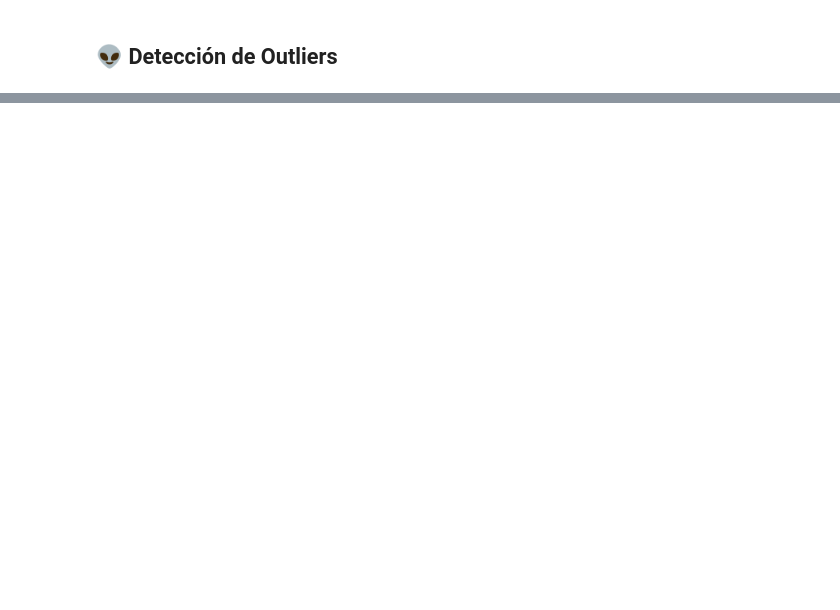
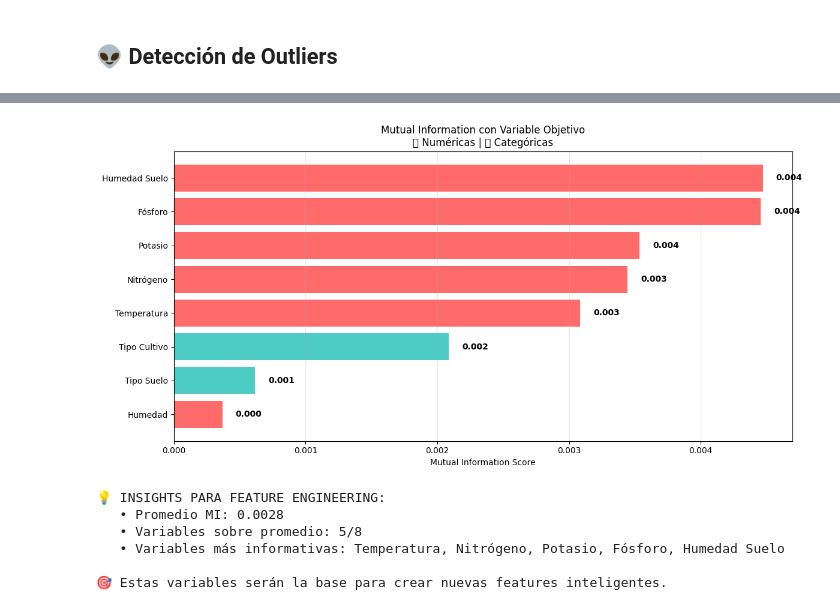
Before and after one commit to felixpradoh/kaggle-playground-series-s5e6, a Jupyter notebook: notebooks/01_eda_template.ipynb, the cells around one changed output, grey strips where cells are left out. Drawn from its saved outputs; the diff is of its cells as text; code cells hidden in the pictures; blank space fills up the shorter version.

Commit message:
expanded EDA with Mutual Information

```diff
--- a/notebooks/01_eda_template.ipynb
+++ b/notebooks/01_eda_template.ipynb
@@ -164,0 +393,70 @@ df_encoded['Fertilizer Name'] = le_target.fit_transform(df_encoded['Fertilizer N
+# %%
+# Mutual Information con variables originales (sin feature engineering)
+from sklearn.feature_selection import mutual_info_classif
+from sklearn.preprocessing import LabelEncoder
+
+print("=== MUTUAL INFORMATION - VARIABLES ORIGINALES ===\n")
+
+# Preparar datos (codificar variables categóricas temporalmente para MI)
+df_mi = train_df.copy()
+
+# Codificadores temporales
+le_soil_temp = LabelEncoder()
+le_crop_temp = LabelEncoder()
+le_target_temp = LabelEncoder()
+
+df_mi['Soil_encoded'] = le_soil_temp.fit_transform(df_mi['Soil Type'])
+df_mi['Crop_encoded'] = le_crop_temp.fit_transform(df_mi['Crop Type'])
+df_mi['Target_encoded'] = le_target_temp.fit_transform(df_mi['Fertilizer Name'])
+
+# Variables para MI (originales)
+features_original = ['Temparature', 'Humidity', 'Moisture', 'Nitrogen',
+                    'Potassium', 'Phosphorous', 'Soil_encoded', 'Crop_encoded']
+
+X_original = df_mi[features_original]
+y_original = df_mi['Target_encoded']
+
+# Calcular MI (indicar variables categóricas: posiciones 6 y 7)
+mi_scores = mutual_info_classif(X_original, y_original,
+                               discrete_features=[6, 7], random_state=42)
+
+# Crear DataFrame para visualización
+mi_df = pd.DataFrame({
+    'Variable': ['Temperatura', 'Humedad', 'Humedad Suelo', 'Nitrógeno',
+                'Potasio', 'Fósforo', 'Tipo Suelo', 'Tipo Cultivo'],
+    'MI_Score': mi_scores,
+    'Tipo': ['Numérica']*6 + ['Categórica']*2
+}).sort_values('MI_Score', ascending=True)
+
+print("Mutual Information Scores (ordenados):")
+for _, row in mi_df.iterrows():
+    icon = "🔢" if row['Tipo'] == 'Numérica' else "📊"
+    print(f"  {icon} {row['Variable']:15}: {row['MI_Score']:.4f}")
+
+# Visualización
+plt.figure(figsize=(12, 6))
+colors = ['#FF6B6B' if t == 'Numérica' else '#4ECDC4' for t in mi_df['Tipo']]
+bars = plt.barh(mi_df['Variable'], mi_df['MI_Score'], color=colors)
+
+plt.xlabel('Mutual Information Score')
+plt.title('Mutual Information con Variable Objetivo\n🔢 Numéricas | 📊 Categóricas')
+plt.grid(axis='x', alpha=0.3)
+
+# Añadir valores en barras
+for bar, score in zip(bars, mi_df['MI_Score']):
+    plt.text(score - 0.0001, bar.get_y() + bar.get_height()/2,
+             f'{score:.3f}', va='center', ha='left', fontweight='bold')
+
+plt.tight_layout()
+plt.show()
+
+# Insights para Feature Engineering
+avg_mi = mi_df['MI_Score'].mean()
+high_mi = mi_df[mi_df['MI_Score'] > avg_mi]
+
+print(f"\n💡 INSIGHTS PARA FEATURE ENGINEERING:")
+print(f"   • Promedio MI: {avg_mi:.4f}")
+print(f"   • Variables sobre promedio: {len(high_mi)}/{len(mi_df)}")
+print(f"   • Variables más informativas: {', '.join(high_mi['Variable'].tolist())}")
+print(f"\n🎯 Estas variables serán la base para crear nuevas features inteligentes.")
+# %% [output]
@@ -164,0 +483,7 @@ df_encoded['Fertilizer Name'] = le_target.fit_transform(df_encoded['Fertilizer N
+[figure, added]
+💡 INSIGHTS PARA FEATURE ENGINEERING:
+   • Promedio MI: 0.0028
+   • Variables sobre promedio: 5/8
+   • Variables más informativas: Temperatura, Nitrógeno, Potasio, Fósforo, Humedad Suelo
+
+🎯 Estas variables serán la base para crear nuevas features inteligentes.
```
Also changed, not shown: parts of 24 cells of this notebook, 1 other file.
